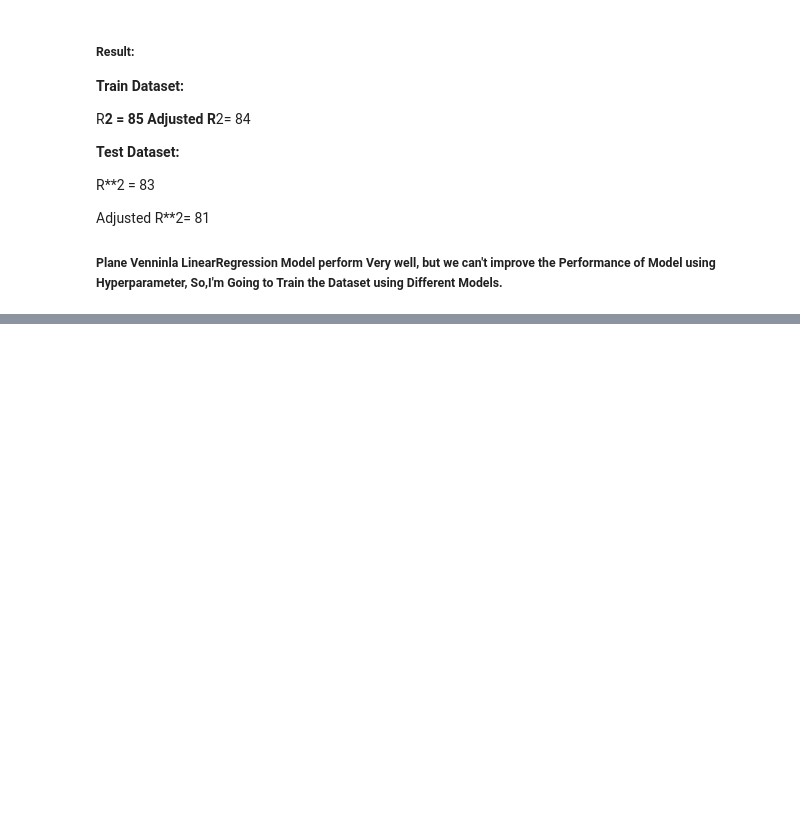
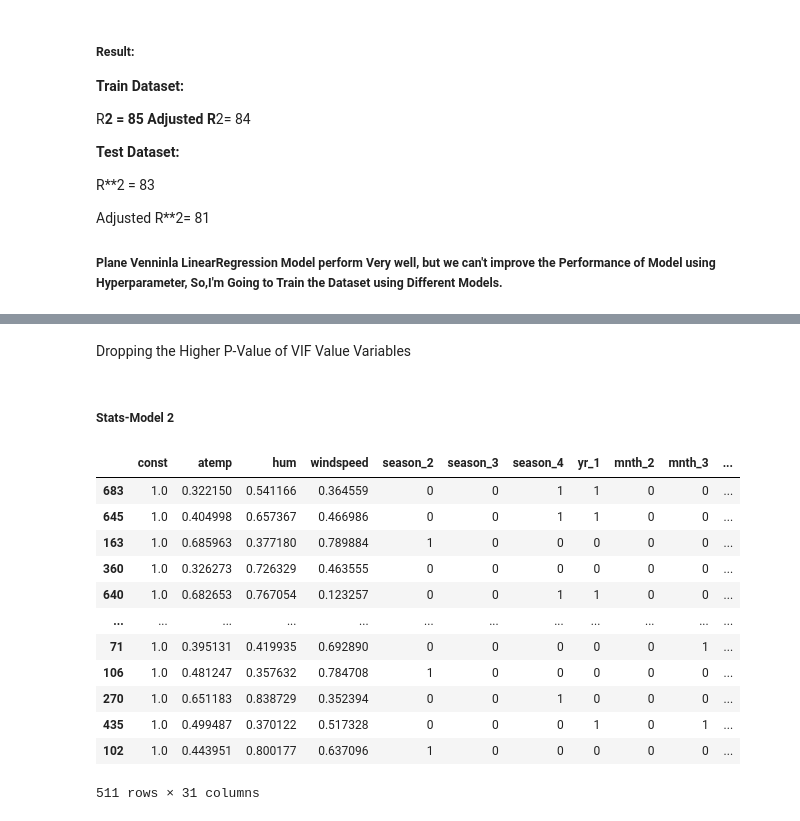
Before and after one commit to HussainPythonista/LinearRegressionModel, a Jupyter notebook: Boom_Bike_price.ipynb, the cells around one changed output, grey strips where cells are left out. Cells and saved outputs as stored; diff of their text form; code cells hidden in the pictures; blank space fills up the shorter version.

```diff
--- a/Boom_Bike_price.ipynb
+++ b/Boom_Bike_price.ipynb
@@ -1253,0 +1375,26 @@ Adjusted R**2= 81
+# %% [markdown]
+Dropping the Higher P-Value of VIF Value Variables
+# %%
+#Dropping weekday_2 Column has High VIF
+StatsModel_DataFrame.drop(columns="weekday_2",inplace=True)
+# %% [markdown]
+##### Stats-Model 2
+# %%
+#Adding Constant to the equations
+#By default the intercept didn't added to the model, so we need to add intercept by manual
+StatsModel_DataFrame=sm.add_constant(StatsModel_DataFrame)
+StatsModel_DataFrame
+# %% [output]
+|  | const | atemp | hum | windspeed | season_2 | season_3 | season_4 | yr_1 | mnth_2 | mnth_3 | ... |
+| 683 | 1.0 | 0.322150 | 0.541166 | 0.364559 | 0 | 0 | 1 | 1 | 0 | 0 | ... |
+| 645 | 1.0 | 0.404998 | 0.657367 | 0.466986 | 0 | 0 | 1 | 1 | 0 | 0 | ... |
+| 163 | 1.0 | 0.685963 | 0.377180 | 0.789884 | 1 | 0 | 0 | 0 | 0 | 0 | ... |
+| 360 | 1.0 | 0.326273 | 0.726329 | 0.463555 | 0 | 0 | 0 | 0 | 0 | 0 | ... |
+| 640 | 1.0 | 0.682653 | 0.767054 | 0.123257 | 0 | 0 | 1 | 1 | 0 | 0 | ... |
+| ... | ... | ... | ... | ... | ... | ... | ... | ... | ... | ... | ... |
+| 71 | 1.0 | 0.395131 | 0.419935 | 0.692890 | 0 | 0 | 0 | 0 | 0 | 1 | ... |
+| 106 | 1.0 | 0.481247 | 0.357632 | 0.784708 | 1 | 0 | 0 | 0 | 0 | 0 | ... |
+| 270 | 1.0 | 0.651183 | 0.838729 | 0.352394 | 0 | 0 | 1 | 0 | 0 | 0 | ... |
+| 435 | 1.0 | 0.499487 | 0.370122 | 0.517328 | 0 | 0 | 0 | 1 | 0 | 1 | ... |
+| 102 | 1.0 | 0.443951 | 0.800177 | 0.637096 | 1 | 0 | 0 | 0 | 0 | 0 | ... |
+511 rows × 31 columns
```
Also changed, not shown: parts of 81 cells of this notebook.
